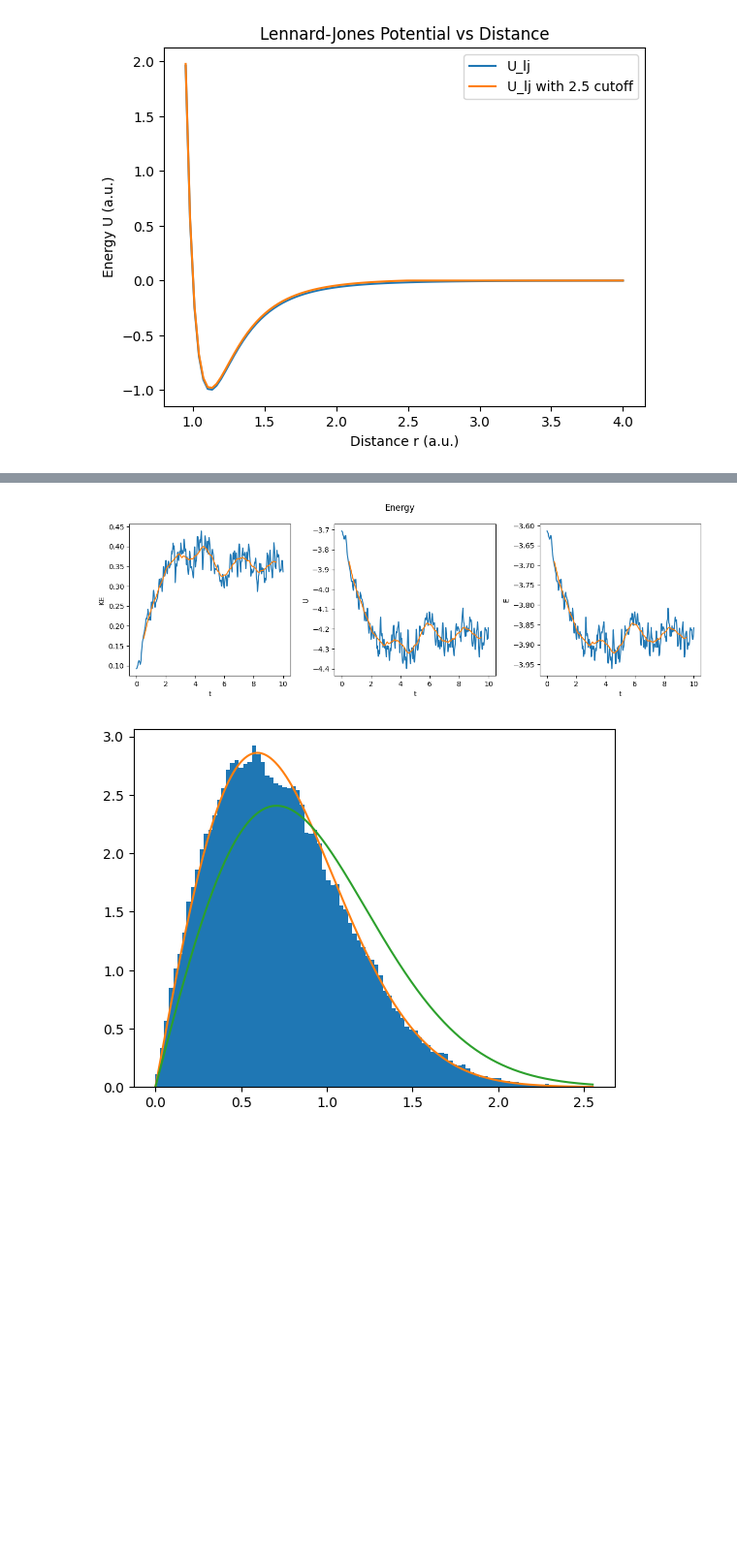
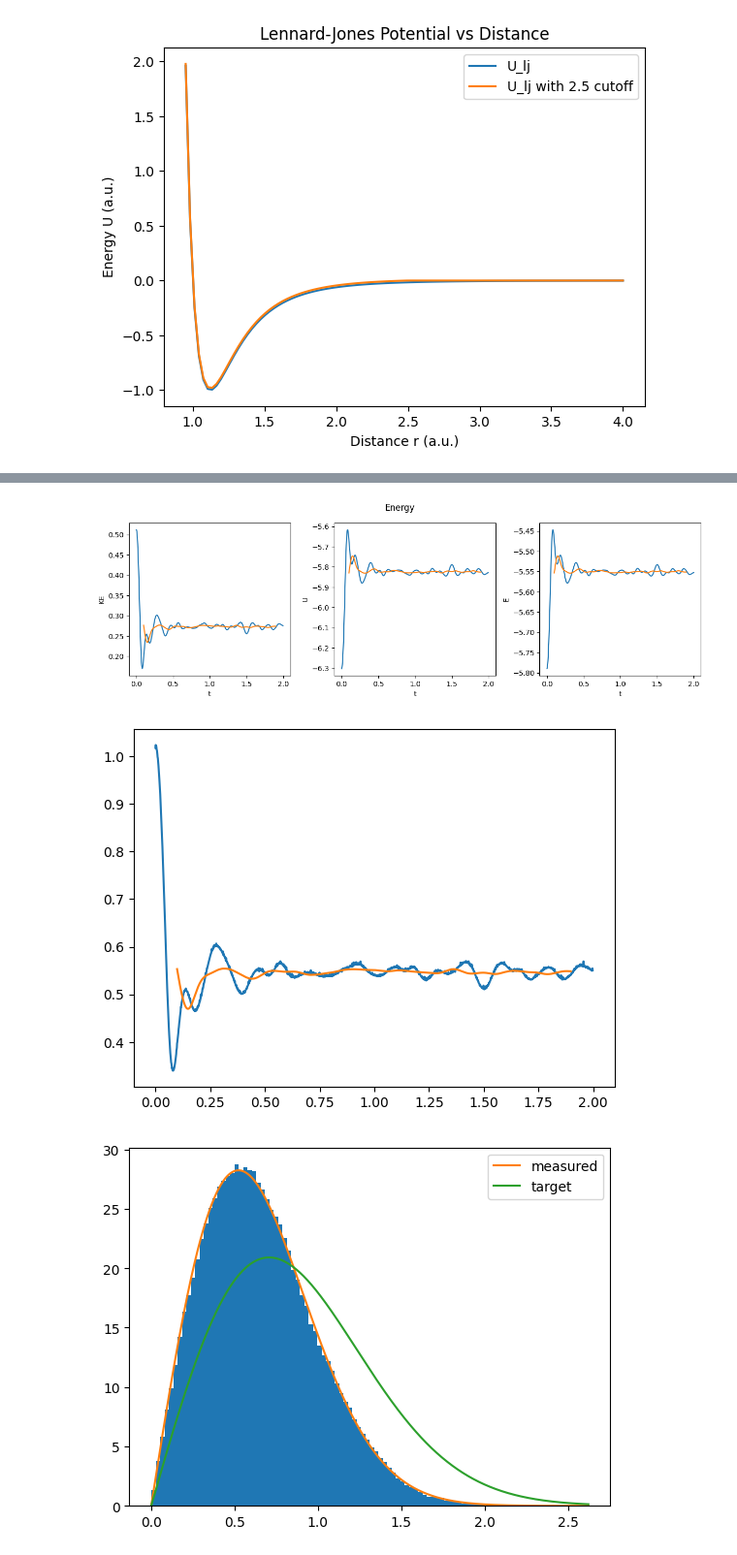
Before and after one commit to julius-clegg/Molecular-Dynamics-Simulation, a Jupyter notebook: PHYS2020 Project.ipynb, the cells around one changed output, grey strips where cells are left out. Shown: that part at 97% size. Cells and saved outputs as stored; diff of their text form; code cells hidden in the pictures; blank space fills up the shorter version.

```diff
--- a/PHYS2020 Project.ipynb
+++ b/PHYS2020 Project.ipynb
@@ -373,11 +391,10 @@ def time_evolution(r,v,L,dim,N,steps,dt, T_target):
         system.step_state(i)
     return system
 # %%
-t_total,dt = 10,0.001
+t_total,dt = 2,0.001
 steps = int(t_total//dt)
 T_target = 0.5
-
-system = time_evolution(r,v,s,DIM,N,steps,dt, T_target)
+system = time_evolution(r,v,wrap,L,DIM,N,steps,dt, T_target=T_target)
 rs = system.rs; vs = system.vs
 
 t = np.arange(steps)*dt
@@ -407,19 +428,19 @@ if ANIMATE:
 # %%
 def window(size):
     return np.ones(size)/float(size)
-WLEN = 1000
+WLEN = steps//10
 
 fig,(ax1,ax2,ax3) = plt.subplots(1,3)
 
 KEs_win = np.convolve(KEs, window(WLEN),'same')[WLEN//2:-WLEN//2]
 ax1.plot(t,KEs)
-ax1.plot(t[WLEN//2:-WLEN//2], np.convolve(KEs, window(WLEN),'same')[WLEN//2:-WLEN//2])
+ax1.plot(t[WLEN//2:-WLEN//2], KEs_win)
 ax1.set_ylabel("KE")
 ax1.set_xlabel("t")
 
 Us_win = np.convolve(Us, window(WLEN),'same')[WLEN//2:-WLEN//2]
 ax2.plot(t,Us)
-ax2.plot(t[WLEN//2:-WLEN//2], np.convolve(Us, window(WLEN),'same')[WLEN//2:-WLEN//2])
+ax2.plot(t[WLEN//2:-WLEN//2], Us_win)
 ax2.set_ylabel("U")
 ax2.set_xlabel("t")
 
@@ -436,27 +457,50 @@ fig.set_size_inches(12,4)
 fig.tight_layout(pad=1)
 fig.show()
 # %% [output]
-[figure, old version]
+[figure, new version]
 # %%
 v2s = vs**2
+T = v2s.mean()
+
+v2s_means = v2s.sum(axis=1).mean(axis=1)
+v2s_win = np.convolve(v2s_means, window(WLEN),'same')[WLEN//2:-WLEN//2]
+
+plt.plot(t,v2s_means)
+plt.plot(t[WLEN//2:-WLEN//2],v2s_win)
+plt.show()
+
 T_WIN = WLEN*6
 v2s = v2s[-T_WIN-1:-1]
 
-T = v2s.mean()
 # D = lambda v: (2*np.pi*T)**(-3/2) * 4*np.pi*v**2 * np.exp(-v**2/(2*T))
 D = lambda v: (1/T) * v * np.exp(-v**2/(2*T))
 D_target = lambda v: (1/T_target) * v * np.exp(-v**2/(2*T_target))
 
 v_abs = np.sqrt(v2s.sum(axis=1))
 v_abs = np.concatenate(v_abs)
 v_range = np.linspace(0,v_abs.max(),1000)
 
 fig, ax = plt.subplots()
 # ax.hist(v_abs)
 counts, bins = np.histogram(v_abs, bins=100)
 ax.stairs(counts/T_WIN, bins, fill=True)
-ax.plot(v_range, D(v_range)*N * (bins[1]-bins[0]))
-ax.plot(v_range, D_target(v_range)*N * (bins[1]-bins[0]))
+ax.plot(v_range, D(v_range)*N * (bins[1]-bins[0]), label="measured")
+ax.plot(v_range, D_target(v_range)*N * (bins[1]-bins[0]), label="target")
+ax.legend()
 fig.show()
+
+vx = np.concatenate(vs[:,0,:])
+vy = np.concatenate(vs[:,1,:])
+v_range = np.linspace(-v_abs.max(),v_abs.max(),1000)
+fig2, ax2 = plt.subplots()
+counts_x, bins_x = np.histogram(vx, bins=100)
+counts_y, bins_y = np.histogram(vy, bins=100)
+ax2.stairs(counts_x/T_WIN, bins_x, fill=True)
+ax2.stairs(counts_y/T_WIN, bins_y, fill=True)
+ax2.plot(v_range,scipy.stats.norm.pdf(v_range,loc=0, scale=T**0.5)*N* (bins_x[1]-bins_x[0]), label="measured")
+ax2.plot(v_range,scipy.stats.norm.pdf(v_range,loc=0, scale=T_target**0.5)*N* (bins_x[1]-bins_x[0]), label="target")
+ax2.legend()
+fig2.show()
 # %% [output]
-[figure, old version]
+[figure, new version]
+[figure, added]
```
Also changed, not shown: parts of 8 cells of this notebook, 1 other file.
